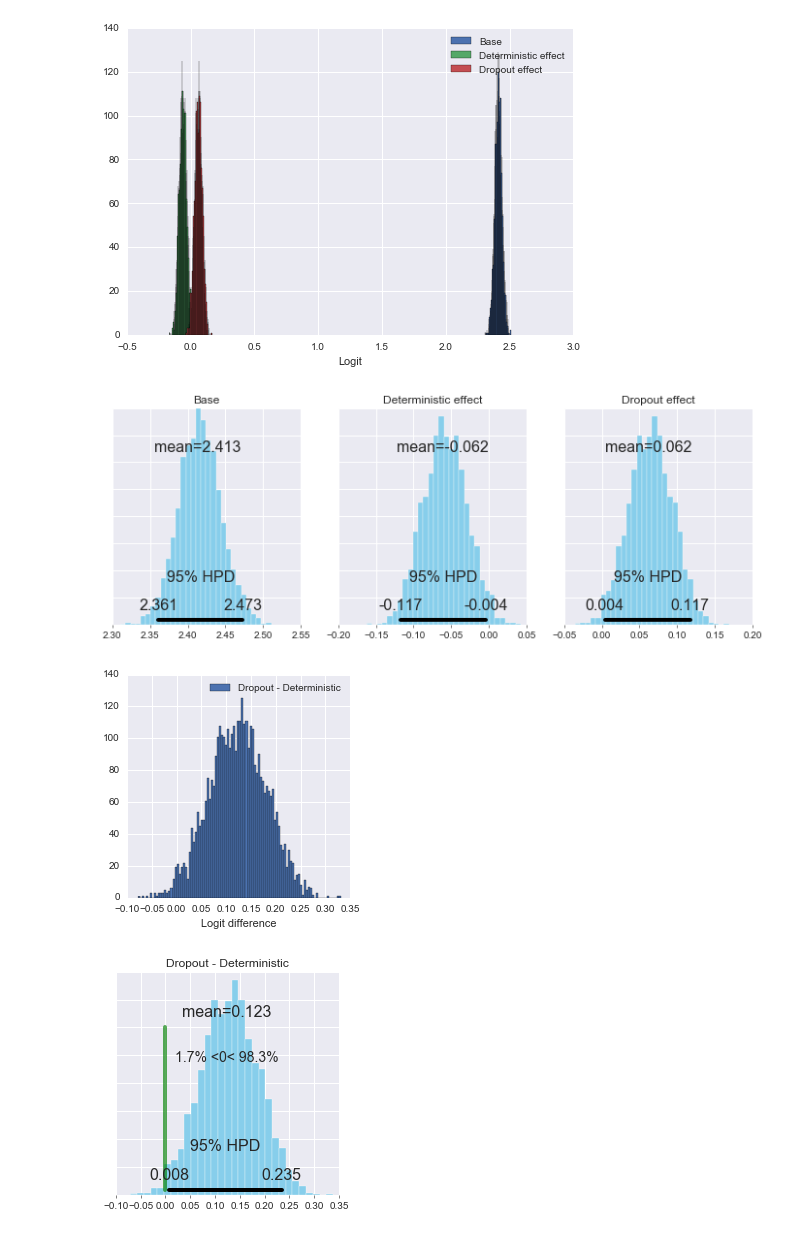
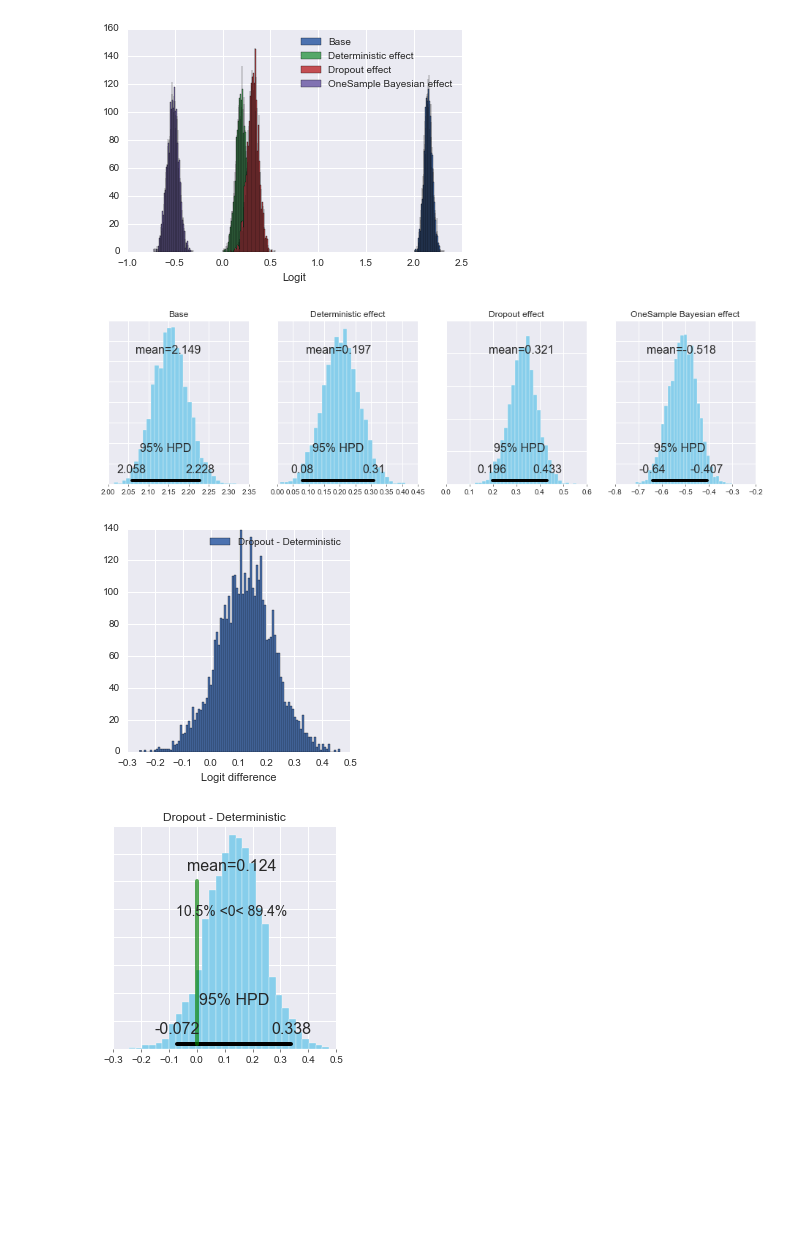
Before and after one commit to ramon-oliveira/deepstats, a Jupyter notebook: svhn_results/join_results_anova.ipynb, the cells around one changed output. Cells and saved outputs as stored; diff of their text form; code cells hidden in the pictures; blank space fills up the shorter version.

Commit message:
add svhn results

```diff
--- a/svhn_results/join_results_anova.ipynb
+++ b/svhn_results/join_results_anova.ipynb
@@ -17,7 +17,7 @@ cols = ['experiment_name',
         'entropy_expectation__auc',
         'classifier__auc']
 # %%
-experiments = ['convolutional', 'convolutional-dropout']#, 'convolutional-poor-bayesian']
+experiments = ['convolutional', 'convolutional-dropout', 'convolutional-poor-bayesian']
 # %%
 dfs = []
 for exp in experiments:
@@ -69,15 +69,18 @@ for key_row in zip(*[df.itertuples() for exp, df in dfs_results]):
             new_row.append(row[c])
 
     final_results.loc[len(final_results)] = new_row
+# %%
+final_results = final_results[final_results['convolutional-poor-bayesian_out_test_acc'] > 0.9]
+final_results = final_results[final_results['convolutional-poor-bayesian_in_test_acc'] > 0.9]
 # %%
 model = pystan.StanModel(model_code=bayesian_anova.one_way_code)
 # %%
-out_acc = ['convolutional_out_classifier_auc', 'convolutional-dropout_out_classifier_auc']#, 'convolutional-poor-bayesian_out_classifier_auc']
+out_acc = ['convolutional_out_classifier_auc', 'convolutional-dropout_out_classifier_auc', 'convolutional-poor-bayesian_out_classifier_auc']
 #out_acc = ['convolutional_out_entropy_auc', 'convolutional-dropout_out_entropy_auc', 'convolutional-poor-bayesian_out_entropy_auc']
 y_out = final_results[out_acc].values
 y_out = scipy.special.logit(y_out)
 
-in_acc = ['convolutional_in_classifier_auc', 'convolutional-dropout_in_classifier_auc']#, 'convolutional-poor-bayesian_in_classifier_auc']
+in_acc = ['convolutional_in_classifier_auc', 'convolutional-dropout_in_classifier_auc', 'convolutional-poor-bayesian_in_classifier_auc']
 #in_acc = ['convolutional_in_entropy_auc', 'convolutional-dropout_in_entropy_auc', 'convolutional-poor-bayesian_in_entropy_auc']
 y_in = final_results[in_acc].values
 y_in = scipy.special.logit(y_in)
@@ -93,7 +96,7 @@ for y in [y_in, y_out]:
     trace = fit.extract()
     deterministic = trace['theta'][:,0]
     dropout = trace['theta'][:,1]
-    #poor_bayesian = trace['theta'][:,2]
+    poor_bayesian = trace['theta'][:,2]
     base_mean = trace['mu']
 
     if y is y_in:
@@ -101,12 +104,12 @@ for y in [y_in, y_out]:
     else:
         out_mean = np.copy(base_mean)
 
-    bayesian_anova.plot_traces([base_mean, deterministic, dropout],# poor_bayesian],
-                               ["Base", "Deterministic effect", "Dropout effect"])#, "OneSample Bayesian effect"])
+    bayesian_anova.plot_traces([base_mean, deterministic, dropout, poor_bayesian],
+                               ["Base", "Deterministic effect", "Dropout effect", "OneSample Bayesian effect"])
 
     bayesian_anova.effect_difference(dropout, deterministic, 'Dropout', 'Deterministic')
-    #bayesian_anova.effect_difference(poor_bayesian, deterministic, 'OneSample Bayesian', 'Deterministic')
-    #bayesian_anova.effect_difference(poor_bayesian, dropout, 'OneSample Bayesian', 'Dropout')
+    bayesian_anova.effect_difference(poor_bayesian, deterministic, 'OneSample Bayesian', 'Deterministic')
+    bayesian_anova.effect_difference(poor_bayesian, dropout, 'OneSample Bayesian', 'Dropout')
 
 bayesian_anova.effect_difference(in_mean, out_mean, 'In', 'Out')
 # %% [output]
@@ -143,4 +148,4 @@ When unpickling the StanModel must be unpickled first.
-[figure, old version]
+[figure, new version]
-[figure, old version]
+[figure, new version]
-[figure, old version]
+[figure, new version]
-[figure, old version]
+[figure, new version]
```
Also changed, not shown: parts of 1 cell of this notebook, 1 other file.
